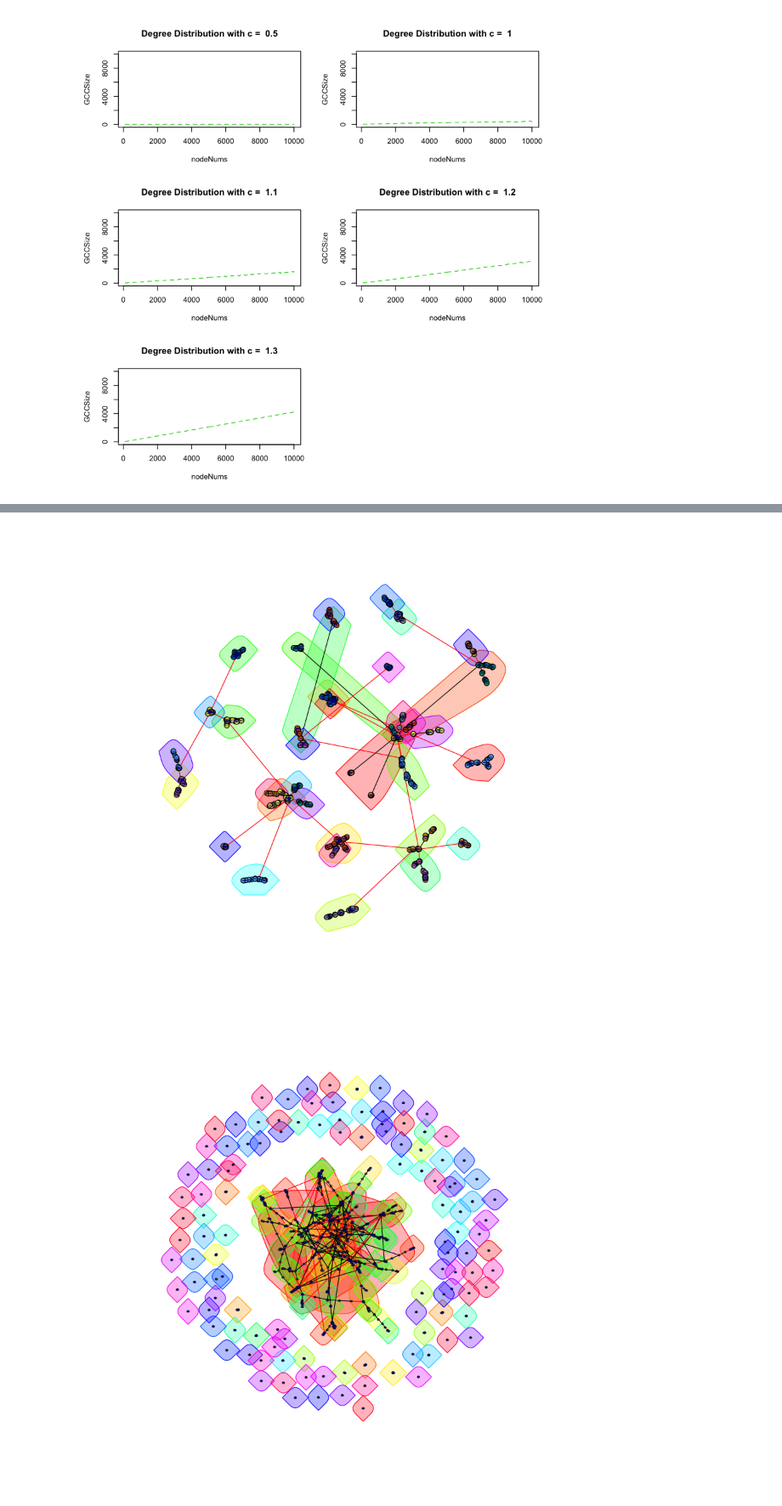
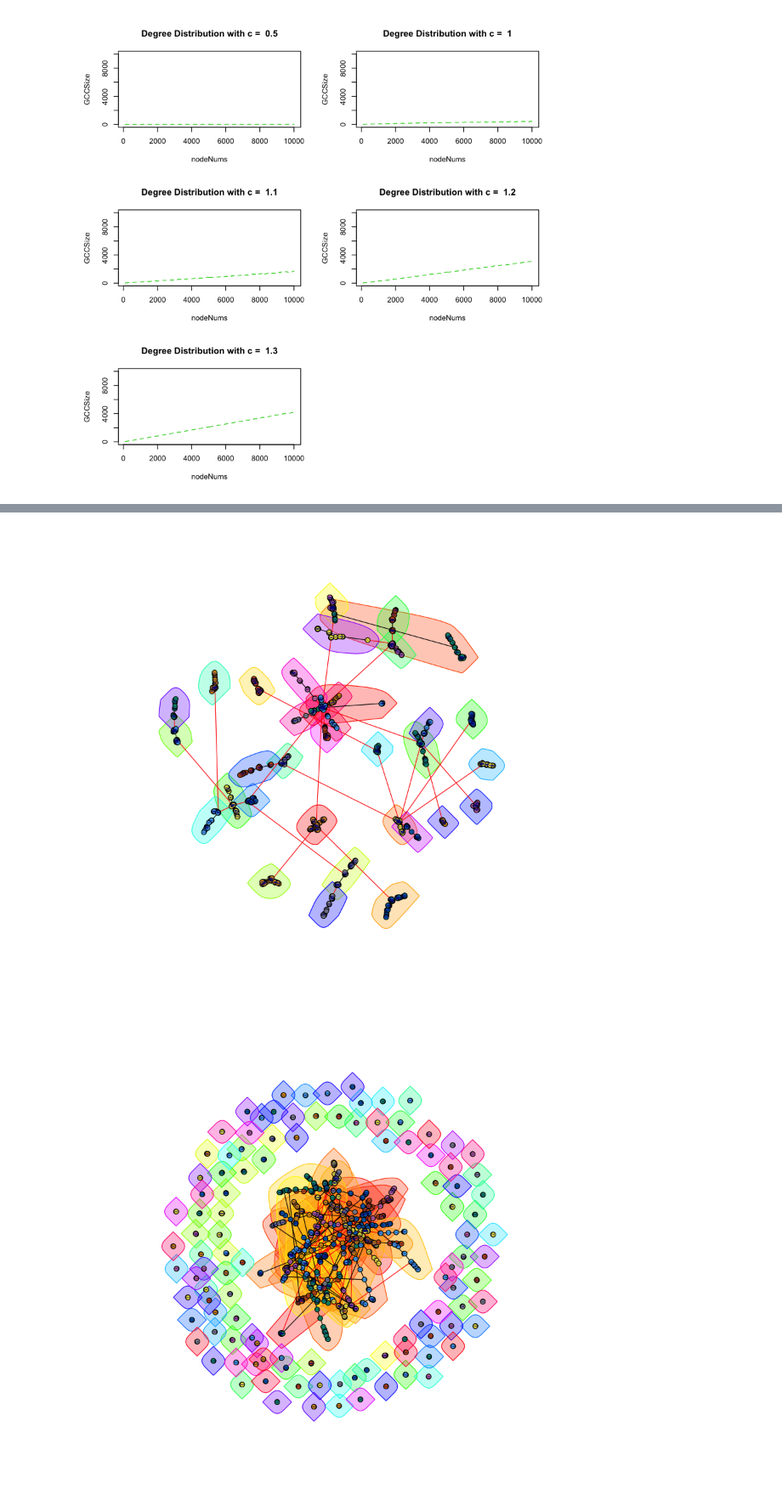
Before and after one commit to twjeric/UCLA-EE232-Large-Scale-Social-and-Complex-Networks, a Jupyter notebook: Project1/232EP1.ipynb, the cells around one changed output, grey strips where cells are left out. Shown at 85% size. Cells and saved outputs as stored; diff of their text form; code cells hidden in the pictures.

```diff
--- a/Project1/232EP1.ipynb
+++ b/Project1/232EP1.ipynb
@@ -289,17 +453,18 @@ plot(degree_list,xlab="Aging",ylab="Degree")
 # %%
+#part(h)
 g3 = barabasi.game(1000, m = 1 ,directed=F)
 degree_seq = degree(g3)
-
-#print(degree_seq)
+g4 = sample_degseq(degree_seq, method="simple.no.multiple")
 fg3 <- fastgreedy.community(g3)
 cmsize3 <- sizes(fg3)
-print(cmsize3)
+degree_seq4 = degree(g4)
+#print((degree_seq4))
+#print(cmsize3)
 print(modularity(fg3))
 plot(fg3,g3,vertex.size=3, vertex.label.cex=0.2)
-
-fg4 <- walktrap.community(g4)
+fg4 <- fastgreedy.community(g4)
 cmsize4 <- sizes(fg4)
-print(cmsize4)
+#print(cmsize4)
 print(modularity(fg4))
-plot(fg4,g4,vertex.size=1, vertex.label.cex=0.2)
+plot(fg4,g4,vertex.size=3, vertex.label.cex=0.2)
 # %% [output]
@@ -323,2 +473,2 @@ Community sizes
-[figure, old version]
+[figure, new version]
-[figure, old version]
+[figure, new version]
```
Also changed, not shown: parts of 36 cells of this notebook.
